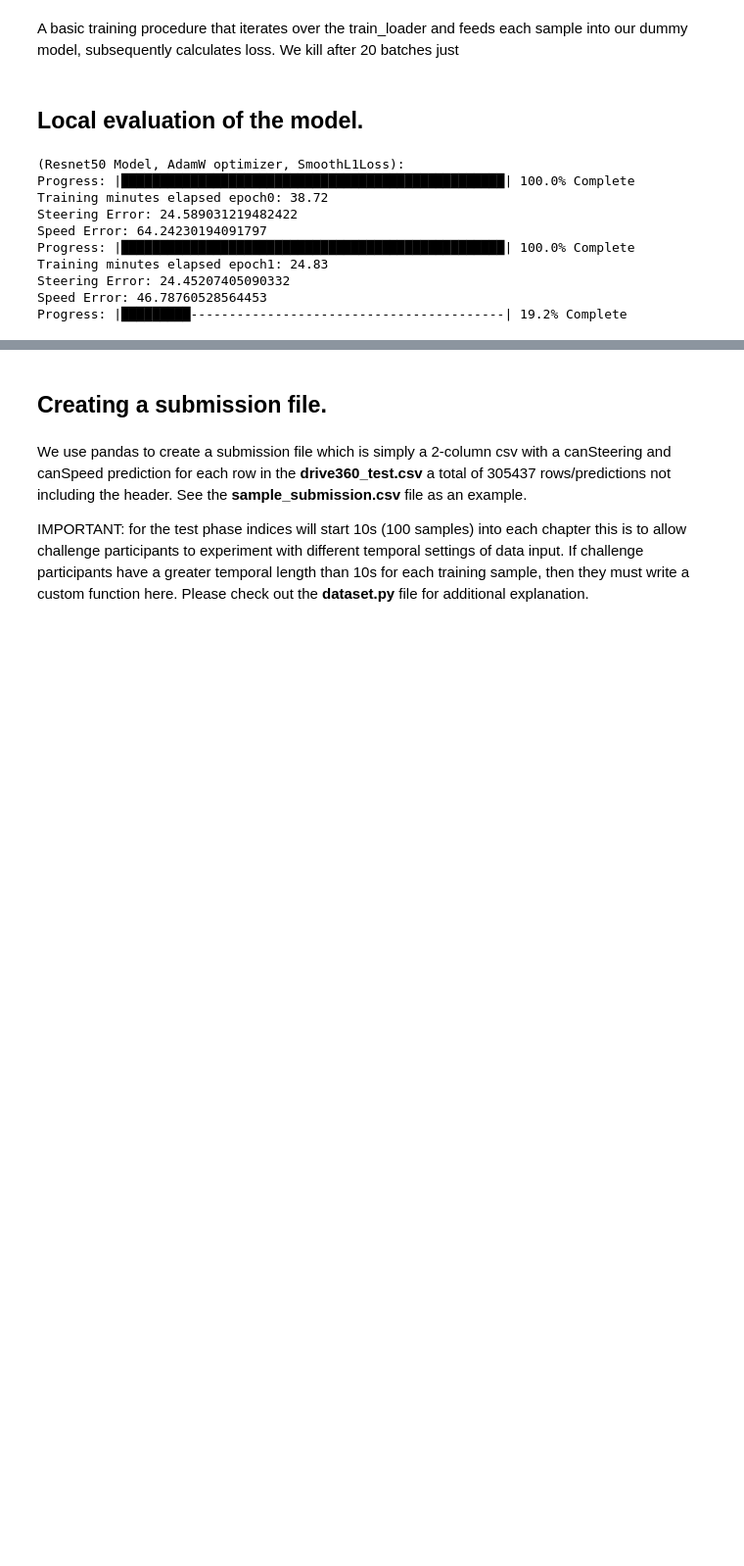
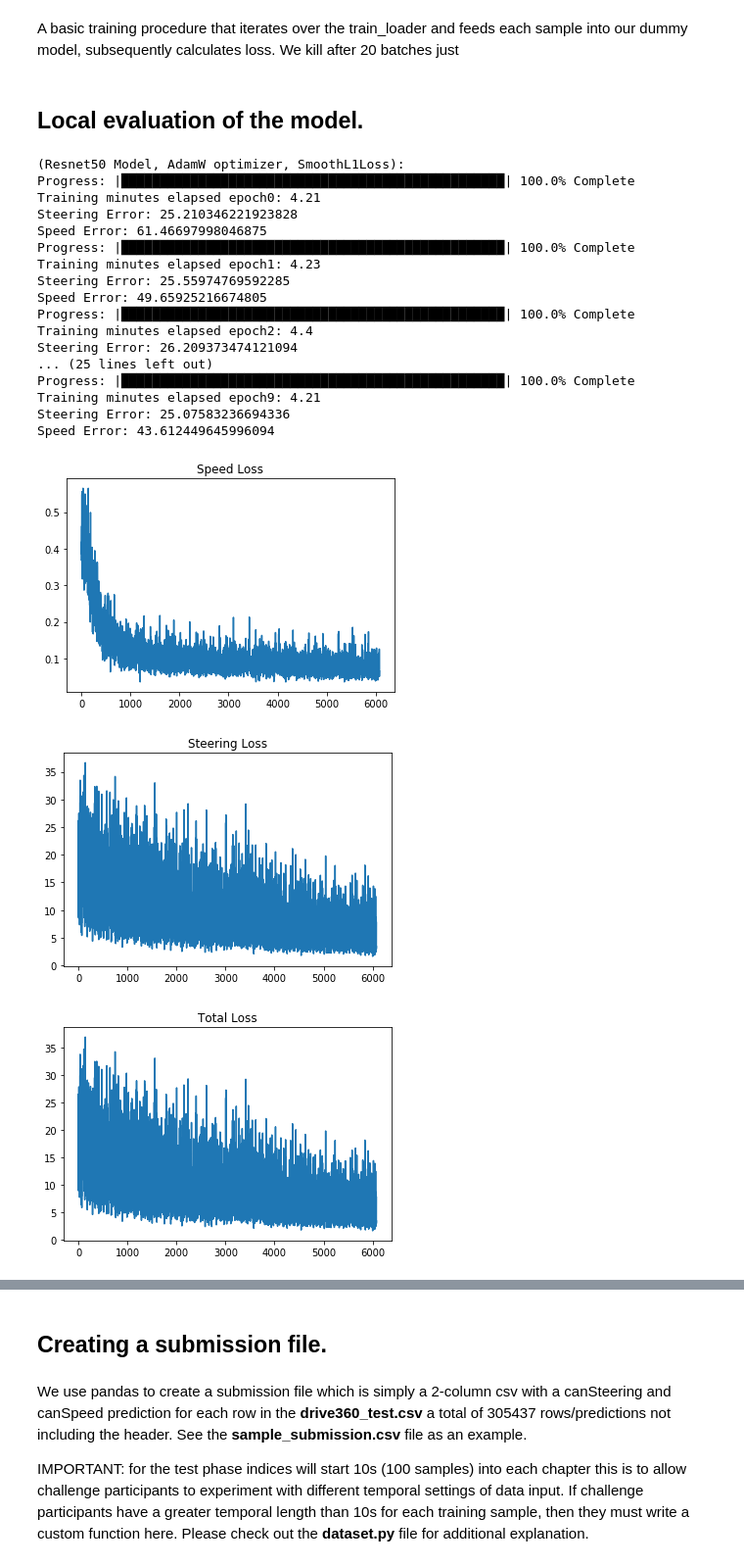
Before and after one commit to zyyhhxx/LearningToDrive, a Jupyter notebook: LearningToDriveSample3.ipynb, the cells around one changed output, grey strips where cells are left out. Shown: that part at 98% size. Drawn from its saved outputs; the diff is of its cells as text; code cells hidden in the pictures; blank space fills up the shorter version.

```diff
--- a/LearningToDriveSample3.ipynb
+++ b/LearningToDriveSample3.ipynb
@@ -12,7 +12,7 @@ from dataset import Drive360Loader
 # load the config.json file that specifies data
 # location parameters and other hyperparameters
 # required.
-config = json.load(open('./config_sample1_downsampled.json'))
+config = json.load(open('./config_sample1_sample3_hybrid.json'))
 
 # create a train, validation and test data loader
 train_loader = Drive360Loader(config, 'train')
@@ -273,44 +350,55 @@ def train_model(model, optimizer, criterion_speed, criterion_steering, epochs, s
     plt.show()
 
     now = datetime.now()
-    torch.save(model.state_dict(), "./saved_models/{}.pt".format(now.strftime("%m/%d/%Y-%H:%M:%S")))
+    torch.save(model.state_dict(), "./saved_models/{}.pt".format(now.strftime("%m-%d-%Y-%H-%M-%S")))
 # %% [markdown]
 ## Local evaluation of the model.
 # %%
 def cross_validation(user_models, optimizers, criterion_speeds, criterion_steerings, index, name, scheduler=None):
     print(name + ": ")
-    train_model(user_models[index], optimizers[index], criterion_speeds[index], criterion_steerings[index], 5, scheduler)
+    train_model(user_models[index], optimizers[index], criterion_speeds[index], criterion_steerings[index], 10, scheduler)
     print("--------------------------------------------------------------")
 # %%
 import torch.optim as optim
 
-user_models = [SomeDrivingModelResnet50(), SomeDrivingModelResnet50(), SomeDrivingModelResnet50(), SomeDrivingModelResnet50()]
+user_models = [SomeDrivingModelResnet50(), SomeDrivingModelResnet50(),
+               SomeDrivingModelResnet50Normal(), SomeDrivingModelResnet50Dropout()]
 optimizers = [optim.AdamW(user_models[0].parameters(), lr=0.00001),
-             optim.AdamW(user_models[1].parameters(), lr=0.00001),
+             optim.AdamW(user_models[1].parameters(), lr=0.0001),
              optim.AdamW(user_models[2].parameters(), lr=0.0001),
-             optim.AdamW(user_models[3].parameters(), lr=0.001)]
+             optim.AdamW(user_models[3].parameters(), lr=0.0001)]
 criterion_speeds = [nn.SmoothL1Loss(), nn.SmoothL1Loss(), nn.SmoothL1Loss(), nn.SmoothL1Loss()]
 criterion_steerings = [nn.SmoothL1Loss(), nn.SmoothL1Loss(), nn.SmoothL1Loss(), nn.SmoothL1Loss()]
 # %%
 #cross_validation(user_models, optimizers, criterion_speeds, criterion_steerings, 0,
 #                 "(Resnet50 Model, AdamW optimizer, SmoothL1Loss)")
 
 cross_validation(user_models, optimizers, criterion_speeds, criterion_steerings, 1,
                  "(Resnet50 Model, AdamW optimizer, SmoothL1Loss)")
 
 cross_validation(user_models, optimizers, criterion_speeds, criterion_steerings, 2,
                  "(Resnet50 Model, AdamW optimizer, SmoothL1Loss)")
 
-#cross_validation(user_models, optimizers, criterion_speeds, criterion_steerings, 3,
-#                 "(Resnet50 Model, AdamW optimizer, SmoothL1Loss)")
+cross_validation(user_models, optimizers, criterion_speeds, criterion_steerings, 3,
+                 "(Resnet50 Model, AdamW optimizer, SmoothL1Loss)")
 # %% [output]
 (Resnet50 Model, AdamW optimizer, SmoothL1Loss):
 Progress: |██████████████████████████████████████████████████| 100.0% Complete
-Training minutes elapsed epoch0: 38.72
-Steering Error: 24.589031219482422
-Speed Error: 64.24230194091797
+Training minutes elapsed epoch0: 4.21
+Steering Error: 25.210346221923828
+Speed Error: 61.46697998046875
 Progress: |██████████████████████████████████████████████████| 100.0% Complete
-Training minutes elapsed epoch1: 24.83
-Steering Error: 24.45207405090332
-Speed Error: 46.78760528564453
-Progress: |█████████-----------------------------------------| 19.2% Complete
+Training minutes elapsed epoch1: 4.23
+Steering Error: 25.55974769592285
+Speed Error: 49.65925216674805
+Progress: |██████████████████████████████████████████████████| 100.0% Complete
+Training minutes elapsed epoch2: 4.4
+Steering Error: 26.209373474121094
+... (25 lines left out)
+Progress: |██████████████████████████████████████████████████| 100.0% Complete
+Training minutes elapsed epoch9: 4.21
+Steering Error: 25.07583236694336
+Speed Error: 43.612449645996094
+[figure, added]
+[figure, added]
+[figure, added]
```
Also changed, not shown: parts of 4 cells of this notebook.
